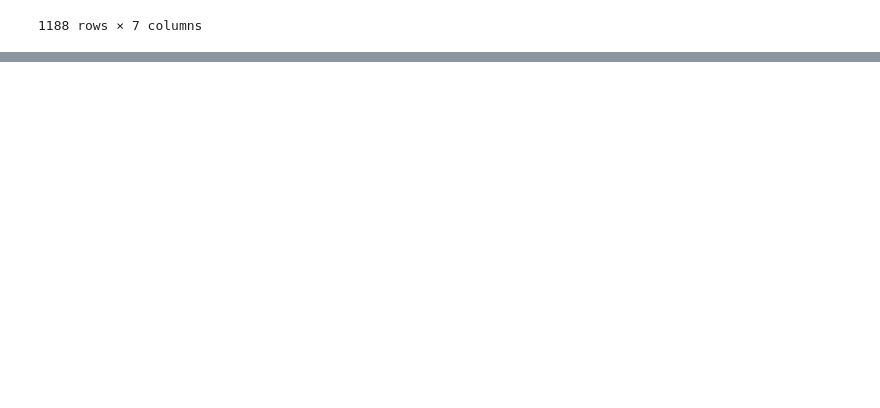
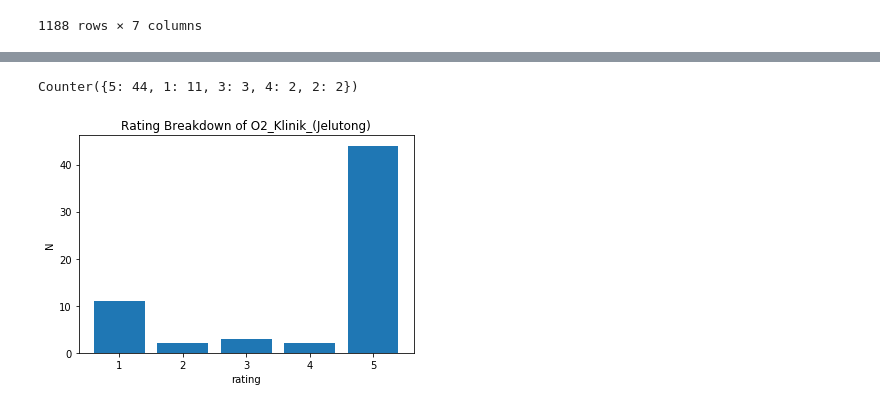
Before and after one commit to calvinyusno2359/WebScraping, a Jupyter notebook: report.ipynb, the cells around one changed output, grey strips where cells are left out. Drawn from its saved outputs; the diff is of its cells as text; code cells hidden in the pictures; blank space fills up the shorter version.

```diff
--- a/report.ipynb
+++ b/report.ipynb
@@ -24,7 +28,7 @@ def get_dataframe(path):
 ## KL, JB, Penang Review Data Scraped from Google Review
 # %%
 path = './raw/KL'
-kl_data = get_dataframe(path)
+kl_data, kl_clinics = get_dataframe(path)
 kl_data
 # %% [output]
 Data from:
@@ -57,7 +61,7 @@ SIGNATURE_CLINIC
 319 rows × 7 columns
 # %%
 path = './raw/JB'
-jb_data = get_dataframe(path)
+jb_data, jb_clinics = get_dataframe(path)
 jb_data
 # %% [output]
 Data from:
@@ -91,7 +95,7 @@ Medi_Aesthetic_-_Aesthetic_Clinic_Johor_Bahru
 464 rows × 7 columns
 # %%
 path = './raw/Penang'
-penang_data = get_dataframe(path)
+penang_data, penang_clinics = get_dataframe(path)
 penang_data
 # %% [output]
 Data from:
@@ -153,0 +184,4 @@ all_data
+# %%
+selected_clinic = all_data['clinicName'] == 'O2_Klinik_(Jelutong)'
+selected_data = all_data[selected_clinic]
+selected_data
@@ -153,0 +207,21 @@ all_data
+# %%
+from collections import Counter
+import matplotlib.pyplot as plt
+
+ratings = Counter(list(selected_data['starRatings']))
+print(ratings)
+
+def plot_rating_breakdown(ratings, title):
+    x = [5, 4, 3, 2, 1]
+    y = [ratings[i] for i in x]
+    plt.bar(x, y)
+
+    plt.title(title)
+    plt.xlabel('rating')
+    plt.ylabel('N')
+    plt.show()
+
+plot_rating_breakdown(ratings, 'Rating Breakdown of O2_Klinik_(Jelutong)')
+# %% [output]
+Counter({5: 44, 1: 11, 3: 3, 4: 2, 2: 2})
+[figure, added]
```
Also changed, not shown: parts of 18 cells of this notebook.
